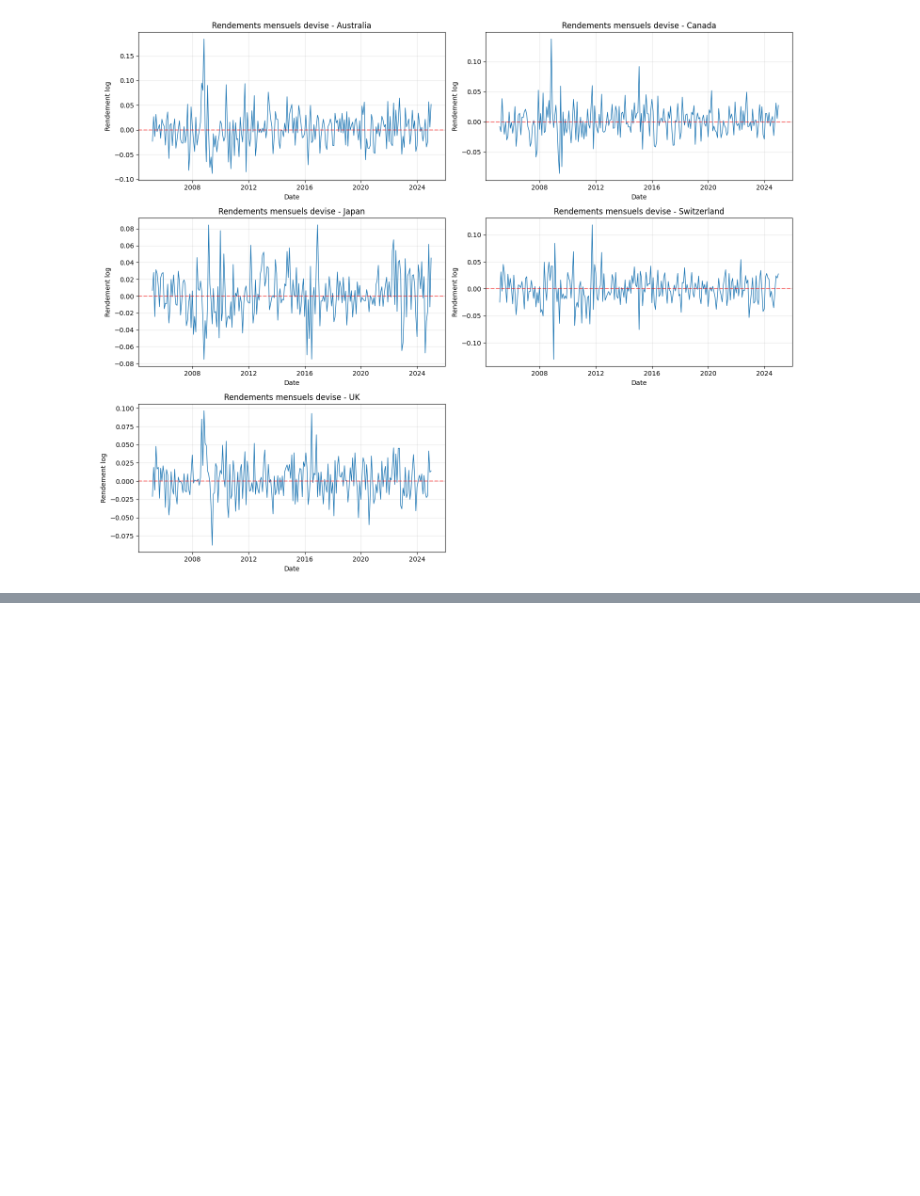
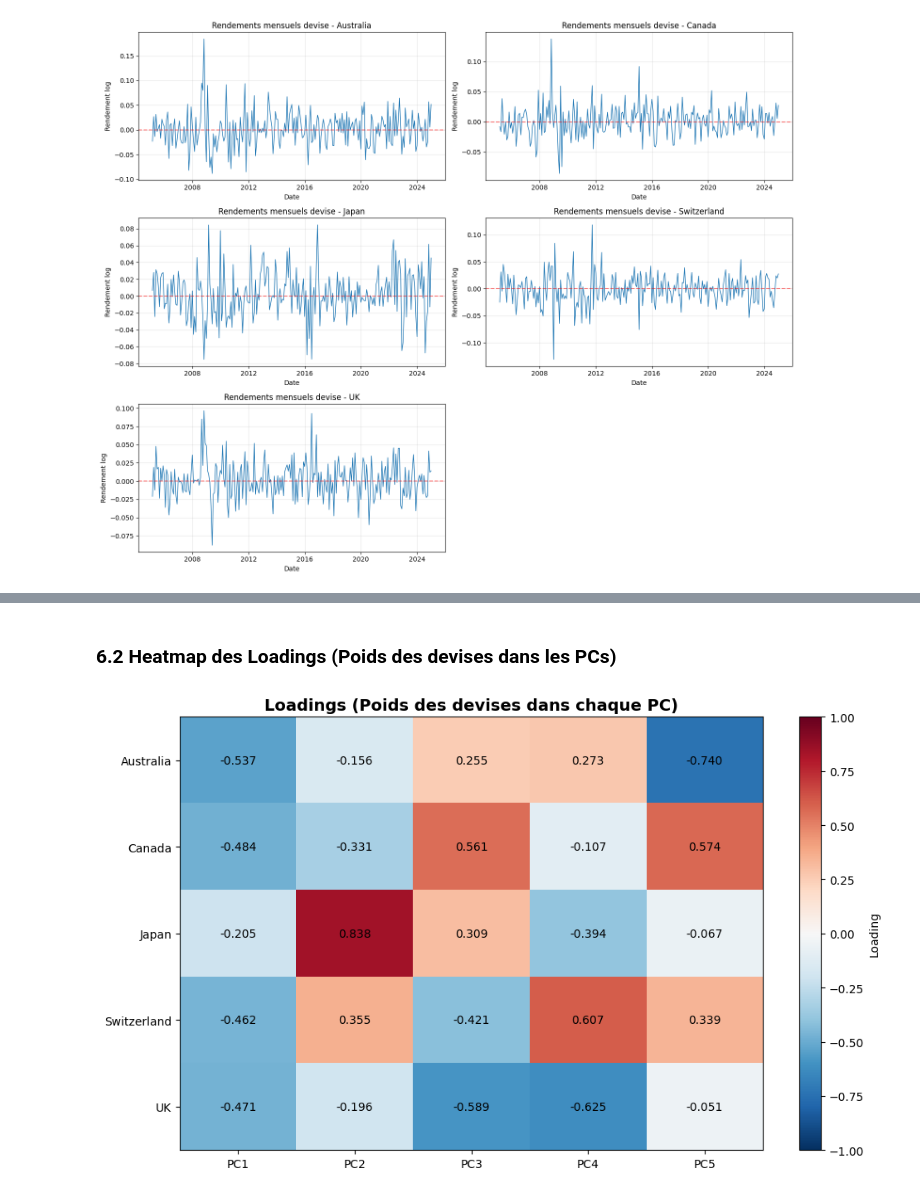
Before and after one commit to Lilas-Bertot/ETUDE-DE-CAS-2, a Jupyter notebook: Étude de cas 2.ipynb, the cells around one changed output, grey strips where cells are left out. Cells and saved outputs as stored; diff of their text form; code cells hidden in the pictures; blank space fills up the shorter version.

```diff
--- a/Étude de cas 2.ipynb
+++ b/Étude de cas 2.ipynb
@@ -244,0 +496,26 @@ plt.show()
+# %% [markdown]
+### 6.2 Heatmap des Loadings (Poids des devises dans les PCs)
+# %%
+# Heatmap des loadings
+fig, ax = plt.subplots(figsize=(10, 6))
+
+im = ax.imshow(eigenvectors, cmap='RdBu_r', aspect='auto', vmin=-1, vmax=1)
+
+# Configuration des axes
+ax.set_xticks(range(5))
+ax.set_yticks(range(5))
+ax.set_xticklabels([f'PC{i}' for i in range(1, 6)])
+ax.set_yticklabels(['Australia', 'Canada', 'Japan', 'Switzerland', 'UK'])
+
+# Ajouter les valeurs dans chaque cellule
+for i in range(5):
+    for j in range(5):
+        text = ax.text(j, i, f'{eigenvectors[i, j]:.3f}',
+                      ha="center", va="center", color="black", fontsize=10)
+
+ax.set_title('Loadings (Poids des devises dans chaque PC)', fontsize=14, fontweight='bold')
+plt.colorbar(im, ax=ax, label='Loading')
+plt.tight_layout()
+plt.show()
+# %% [output]
+[figure, added]
```
Also changed, not shown: parts of 17 cells of this notebook.
